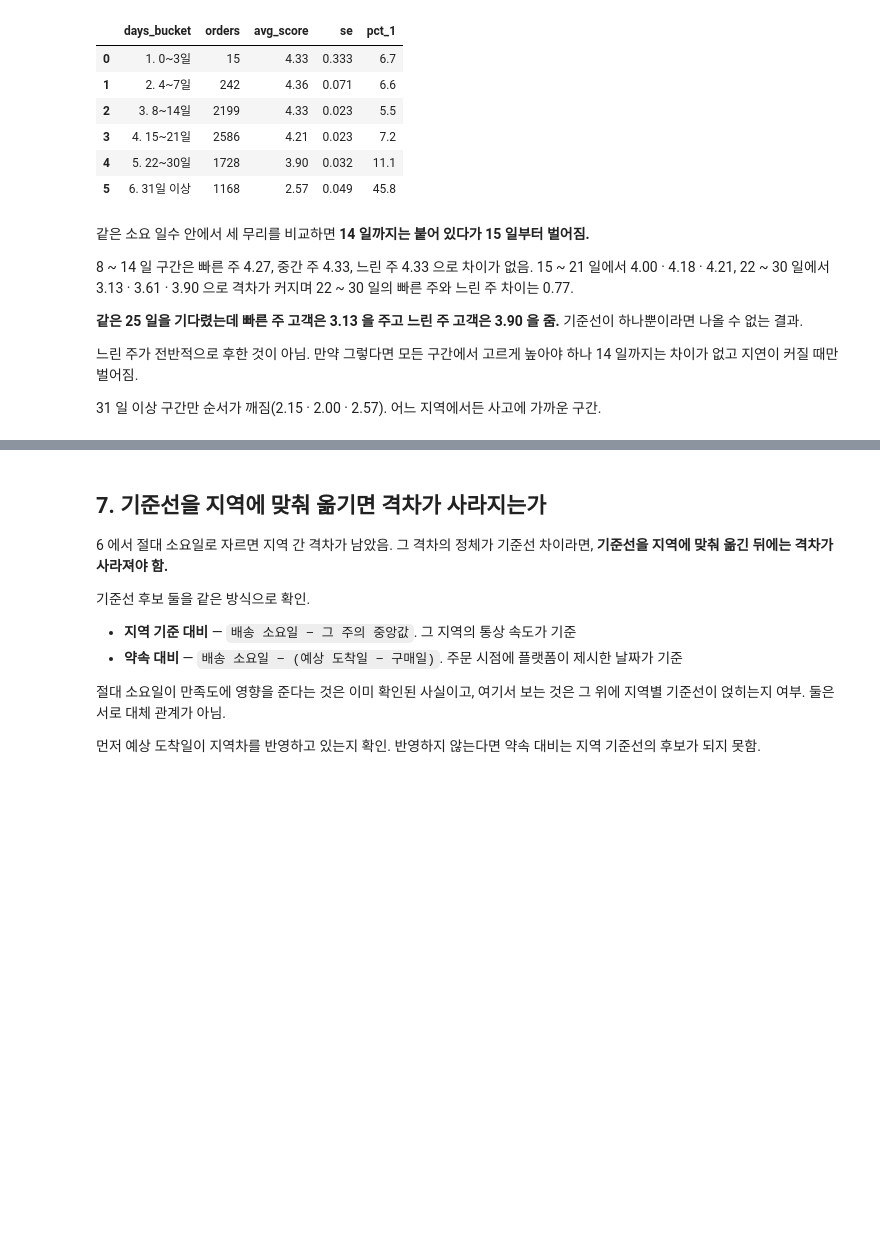
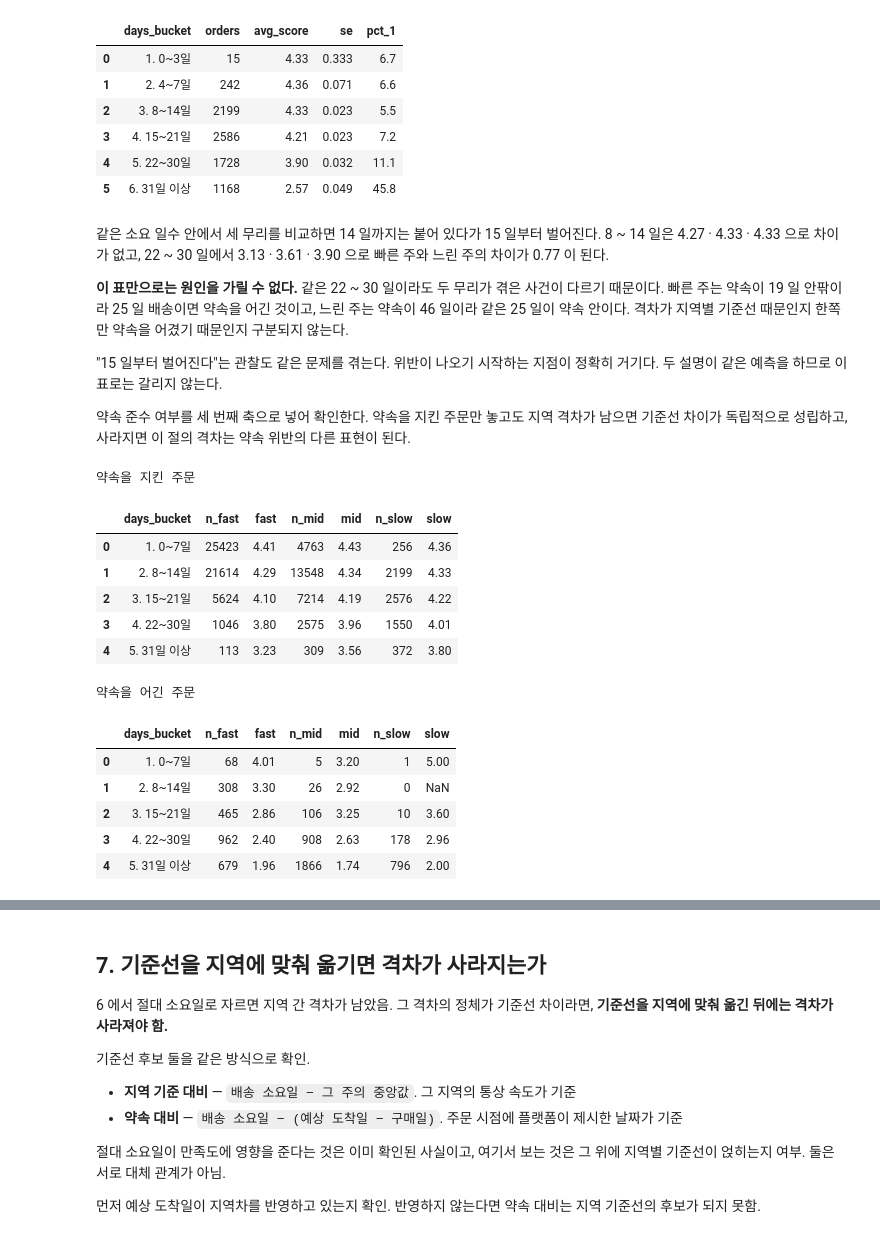
Before and after one commit to wlstjd1011/Olist-data-analyze, a Jupyter notebook: notebooks/06_delivery_expectation.ipynb, the cells around one changed output, grey strips where cells are left out. Saved outputs shown, nothing was run; the diff lists cells and outputs as text; code cells hidden in the pictures; blank space fills up the shorter version.

```diff
--- a/notebooks/06_delivery_expectation.ipynb
+++ b/notebooks/06_delivery_expectation.ipynb
@@ -558,16 +549,65 @@ for group in ['1. 빠른 주', '2. 중간 주', '3. 느린 주']:
 | 4 | 5. 22~30일 | 1728 | 3.90 | 0.032 | 11.1 |
 | 5 | 6. 31일 이상 | 1168 | 2.57 | 0.049 | 45.8 |
 # %% [markdown]
-같은 소요 일수 안에서 세 무리를 비교하면 **14 일까지는 붙어 있다가 15 일부터 벌어짐.**
+같은 소요 일수 안에서 세 무리를 비교하면 14 일까지는 붙어 있다가 15 일부터 벌어진다.
+8 ~ 14 일은 4.27 · 4.33 · 4.33 으로 차이가 없고, 22 ~ 30 일에서 3.13 · 3.61 · 3.90 으로
+빠른 주와 느린 주의 차이가 0.77 이 된다.
 
-8 ~ 14 일 구간은 빠른 주 4.27, 중간 주 4.33, 느린 주 4.33 으로 차이가 없음.
-15 ~ 21 일에서 4.00 · 4.18 · 4.21, 22 ~ 30 일에서 3.13 · 3.61 · 3.90 으로 격차가 커지며
-22 ~ 30 일의 빠른 주와 느린 주 차이는 0.77.
+**이 표만으로는 원인을 가릴 수 없다.** 같은 22 ~ 30 일이라도 두 무리가 겪은 사건이 다르기 때문이다.
+빠른 주는 약속이 19 일 안팎이라 25 일 배송이면 약속을 어긴 것이고, 느린 주는 약속이 46 일이라
+같은 25 일이 약속 안이다. 격차가 지역별 기준선 때문인지 한쪽만 약속을 어겼기 때문인지 구분되지 않는다.
 
-**같은 25 일을 기다렸는데 빠른 주 고객은 3.13 을 주고 느린 주 고객은 3.90 을 줌.**
-기준선이 하나뿐이라면 나올 수 없는 결과.
+"15 일부터 벌어진다"는 관찰도 같은 문제를 겪는다. 위반이 나오기 시작하는 지점이 정확히 거기다.
+두 설명이 같은 예측을 하므로 이 표로는 갈리지 않는다.
 
-느린 주가 전반적으로 후한 것이 아님. 만약 그렇다면 모든 구간에서 고르게 높아야 하나
-14 일까지는 차이가 없고 지연이 커질 때만 벌어짐.
-
-31 일 이상 구간만 순서가 깨짐(2.15 · 2.00 · 2.57). 어느 지역에서든 사고에 가까운 구간.
+약속 준수 여부를 세 번째 축으로 넣어 확인한다.
+약속을 지킨 주문만 놓고도 지역 격차가 남으면 기준선 차이가 독립적으로 성립하고,
+사라지면 이 절의 격차는 약속 위반의 다른 표현이 된다.
+# %%
+from IPython.display import display
+
+sql = """
+WITH state_speed AS (
+    SELECT customer_state,
+           CASE WHEN MEDIAN(delivery_days) <= 10 THEN '1. 빠른 주'
+                WHEN MEDIAN(delivery_days) <= 16 THEN '2. 중간 주'
+                ELSE                                  '3. 느린 주' END AS speed_group
+    FROM delivery_review
+    GROUP BY customer_state
+)
+SELECT CASE WHEN delivery_days <=  7 THEN '1. 0~7일'
+            WHEN delivery_days <= 14 THEN '2. 8~14일'
+            WHEN delivery_days <= 21 THEN '3. 15~21일'
+            WHEN delivery_days <= 30 THEN '4. 22~30일'
+            ELSE                          '5. 31일 이상' END                AS days_bucket,
+       COUNT(*) FILTER (speed_group = '1. 빠른 주')                        AS n_fast,
+       ROUND(AVG(review_score) FILTER (speed_group = '1. 빠른 주'), 2)     AS fast,
+       COUNT(*) FILTER (speed_group = '2. 중간 주')                        AS n_mid,
+       ROUND(AVG(review_score) FILTER (speed_group = '2. 중간 주'), 2)     AS mid,
+       COUNT(*) FILTER (speed_group = '3. 느린 주')                        AS n_slow,
+       ROUND(AVG(review_score) FILTER (speed_group = '3. 느린 주'), 2)     AS slow
+FROM delivery_review AS d
+JOIN state_speed     AS s ON d.customer_state = s.customer_state
+WHERE (d.days_vs_promise <= 0) = {kept}
+GROUP BY days_bucket
+ORDER BY days_bucket
+"""
+
+for label, kept in [('약속을 지킨 주문', 'TRUE'), ('약속을 어긴 주문', 'FALSE')]:
+    print(label)
+    display(con.execute(sql.format(kept=kept)).df())
+# %% [output]
+약속을 지킨 주문
+|  | days_bucket | n_fast | fast | n_mid | mid | n_slow | slow |
+| 0 | 1. 0~7일 | 25423 | 4.41 | 4763 | 4.43 | 256 | 4.36 |
+| 1 | 2. 8~14일 | 21614 | 4.29 | 13548 | 4.34 | 2199 | 4.33 |
+| 2 | 3. 15~21일 | 5624 | 4.10 | 7214 | 4.19 | 2576 | 4.22 |
+| 3 | 4. 22~30일 | 1046 | 3.80 | 2575 | 3.96 | 1550 | 4.01 |
+| 4 | 5. 31일 이상 | 113 | 3.23 | 309 | 3.56 | 372 | 3.80 |
+약속을 어긴 주문
+|  | days_bucket | n_fast | fast | n_mid | mid | n_slow | slow |
+| 0 | 1. 0~7일 | 68 | 4.01 | 5 | 3.20 | 1 | 5.00 |
+| 1 | 2. 8~14일 | 308 | 3.30 | 26 | 2.92 | 0 | NaN |
+| 2 | 3. 15~21일 | 465 | 2.86 | 106 | 3.25 | 10 | 3.60 |
+| 3 | 4. 22~30일 | 962 | 2.40 | 908 | 2.63 | 178 | 2.96 |
+| 4 | 5. 31일 이상 | 679 | 1.96 | 1866 | 1.74 | 796 | 2.00 |
```
Also changed, not shown: parts of 11 cells of this notebook, 1 other file.
